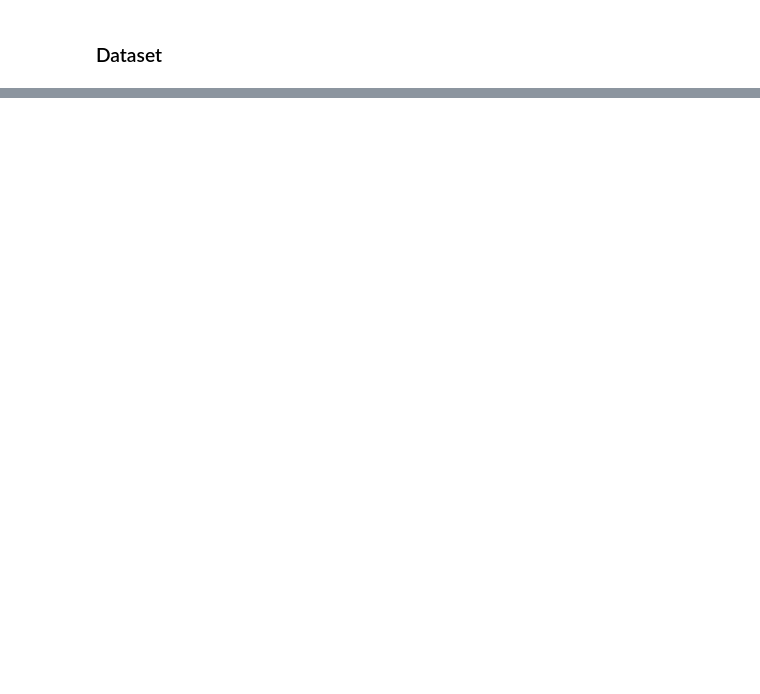
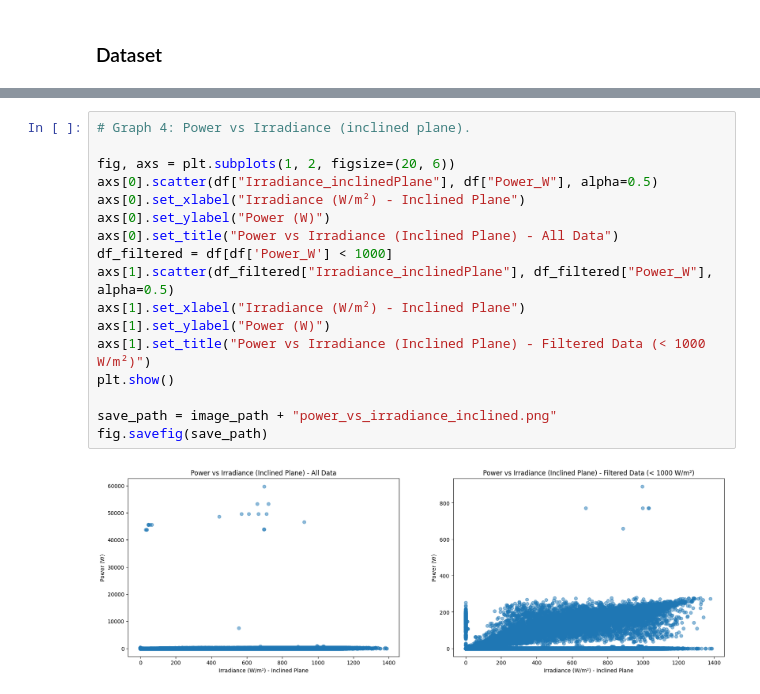
Before and after one commit to FedericoSabbadini/patchAliasing, a Jupyter notebook: dataset/dataset.ipynb, the cells around one changed output, grey strips where cells are left out. Drawn from its saved outputs; the diff is of its cells as text; blank space fills up the shorter version.

```diff
--- a/dataset/dataset.ipynb
+++ b/dataset/dataset.ipynb
@@ -122,0 +257,19 @@ context_df.to_csv("Dataset-SolarTechLabEngineered.csv", index=False)
+# %%
+# Graph 4: Power vs Irradiance (inclined plane).
+
+fig, axs = plt.subplots(1, 2, figsize=(20, 6))
+axs[0].scatter(df["Irradiance_inclinedPlane"], df["Power_W"], alpha=0.5)
+axs[0].set_xlabel("Irradiance (W/m²) - Inclined Plane")
+axs[0].set_ylabel("Power (W)")
+axs[0].set_title("Power vs Irradiance (Inclined Plane) - All Data")
+df_filtered = df[df['Power_W'] < 1000]
+axs[1].scatter(df_filtered["Irradiance_inclinedPlane"], df_filtered["Power_W"], alpha=0.5)
+axs[1].set_xlabel("Irradiance (W/m²) - Inclined Plane")
+axs[1].set_ylabel("Power (W)")
+axs[1].set_title("Power vs Irradiance (Inclined Plane) - Filtered Data (< 1000 W/m²)")
+plt.show()
+
+save_path = image_path + "power_vs_irradiance_inclined.png"
+fig.savefig(save_path)
+# %% [output]
+[figure, added]
```
Also changed, not shown: parts of 31 cells of this notebook, 7 other files.
